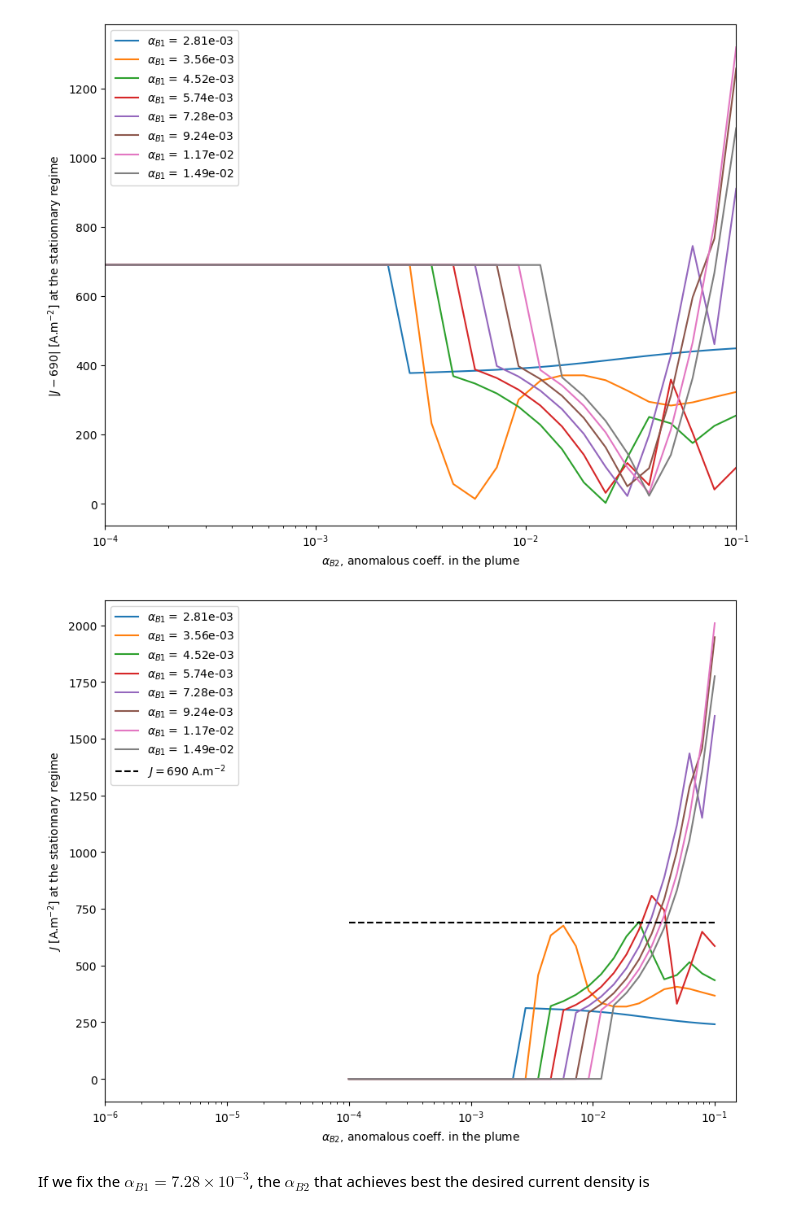
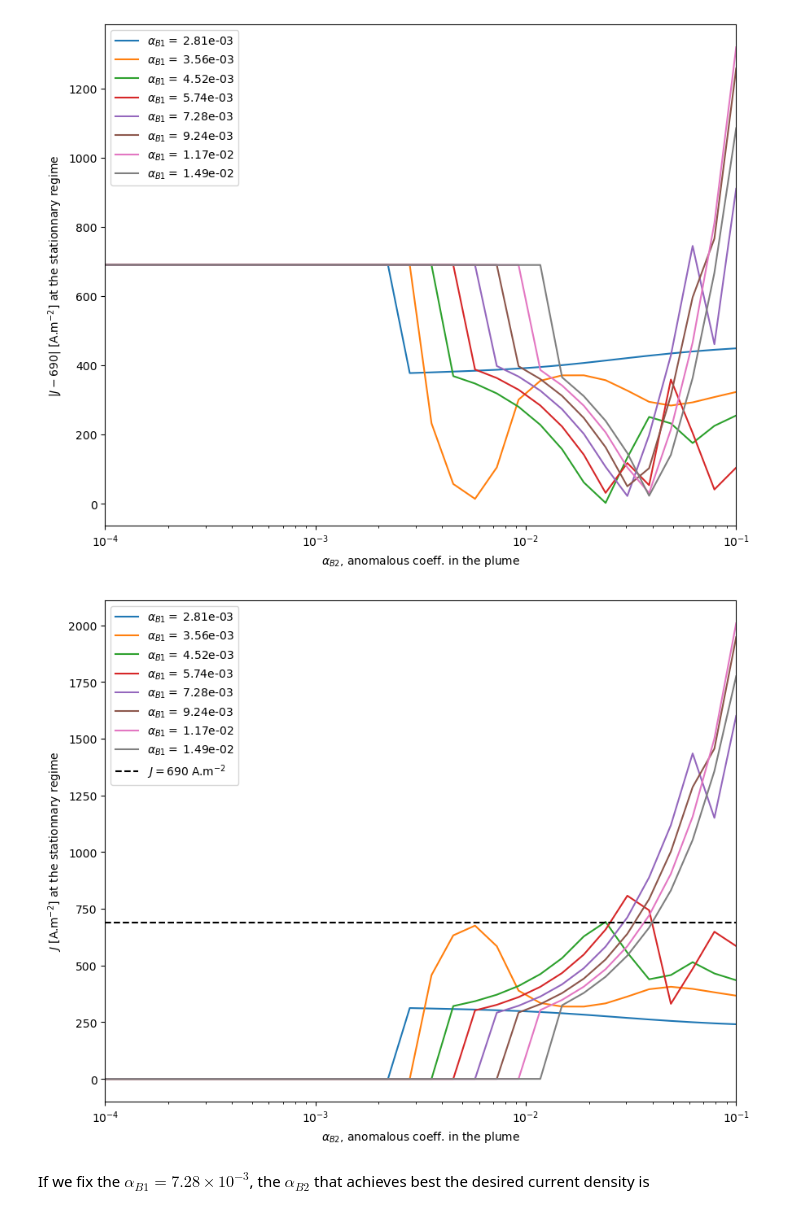
Before and after one commit to federicopetronio/FLHET1D, a Jupyter notebook: plots_alphaB_param_study.ipynb, the cells around one changed output. Cells and saved outputs as stored; diff of their text form; code cells hidden in the pictures.

```diff
--- a/plots_alphaB_param_study.ipynb
+++ b/plots_alphaB_param_study.ipynb
@@ -304,22 +304,22 @@ plt.show()
 # %%
 ncurves = len(ias)
 fig = plt.figure(figsize=(10, 8),  dpi = 100)
 
 for i in range(ncurves):
     alpha_B2_1D = alpha_B2_mesh[:,ias[i]]
     means_j_1D = means_j[:,ias[i]]
     templabel = "$\\alpha_{B1} =~$" + f"{alpha_B1_mesh[0,ias[i]]:.2e}"
     plt.plot(alpha_B2_1D, means_j_1D, label=templabel)
 
 plt.plot([alpha_B2_1D[0],alpha_B2_1D[-1]], [690,690], 'k--', label='$J = 690$ A.m$^{-2}$')
 plt.xscale('log')
-plt.xlim([1e-6,0.15])
+plt.xlim([1e-4,0.1])
 plt.ylabel("$J$ [A.m$^{-2}$] at the stationnary regime")
 plt.xlabel("$\\alpha_{B2}$, anomalous coeff. in the plume")
 plt.legend()
 plt.show()
 # %% [output]
-[figure, old version]
+[figure, new version]
 # %% [markdown]
 If we fix the $\alpha_{B1} = 7.28 \times 10^{-3}$, the $\alpha_{B2}$ that achieves best the desired current density is
 # %%
```
Also changed, not shown: parts of 3 cells of this notebook.
